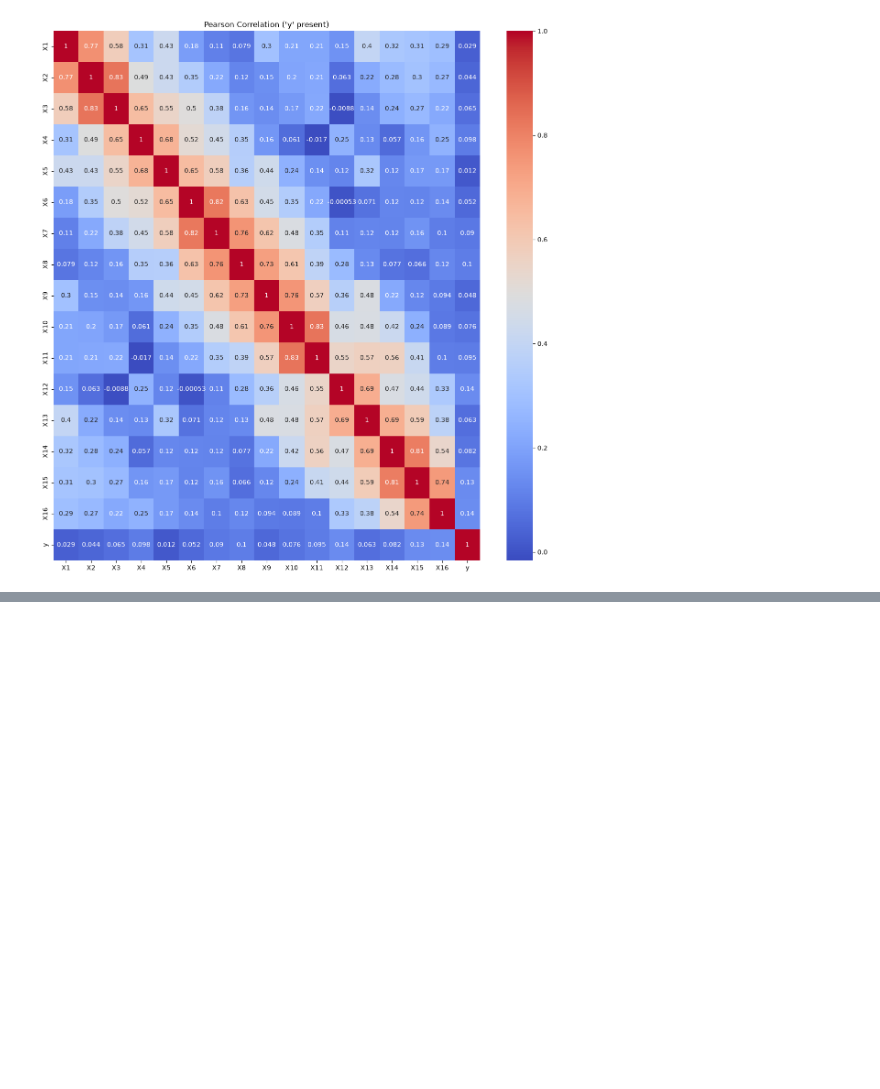
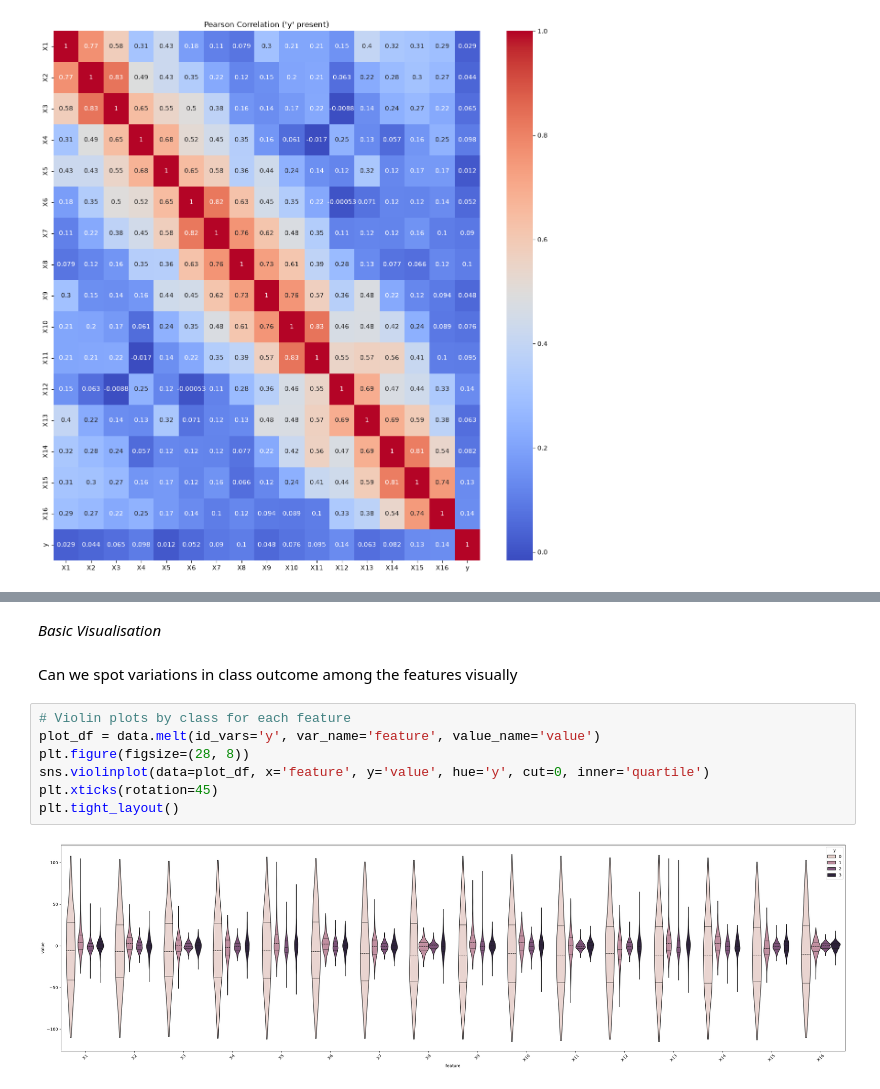
Before and after one commit to cameroncochrane/seizure_detection, a Jupyter notebook: notebooks/1_ESD_EDA.ipynb, the cells around one changed output, grey strips where cells are left out. Drawn from its saved outputs; the diff is of its cells as text; blank space fills up the shorter version.

```diff
--- a/notebooks/1_ESD_EDA.ipynb
+++ b/notebooks/1_ESD_EDA.ipynb
@@ -266,0 +467,13 @@ Low correlation may be due to the nominal nature of the target. Pearson assumes
+# %% [markdown]
+*Basic Visualisation*
+# %% [markdown]
+Can we spot variations in class outcome among the features visually
+# %%
+# Violin plots by class for each feature
+plot_df = data.melt(id_vars='y', var_name='feature', value_name='value')
+plt.figure(figsize=(28, 8))
+sns.violinplot(data=plot_df, x='feature', y='value', hue='y', cut=0, inner='quartile')
+plt.xticks(rotation=45)
+plt.tight_layout()
+# %% [output]
+[figure, added]
```
Also changed, not shown: parts of 26 cells of this notebook.
